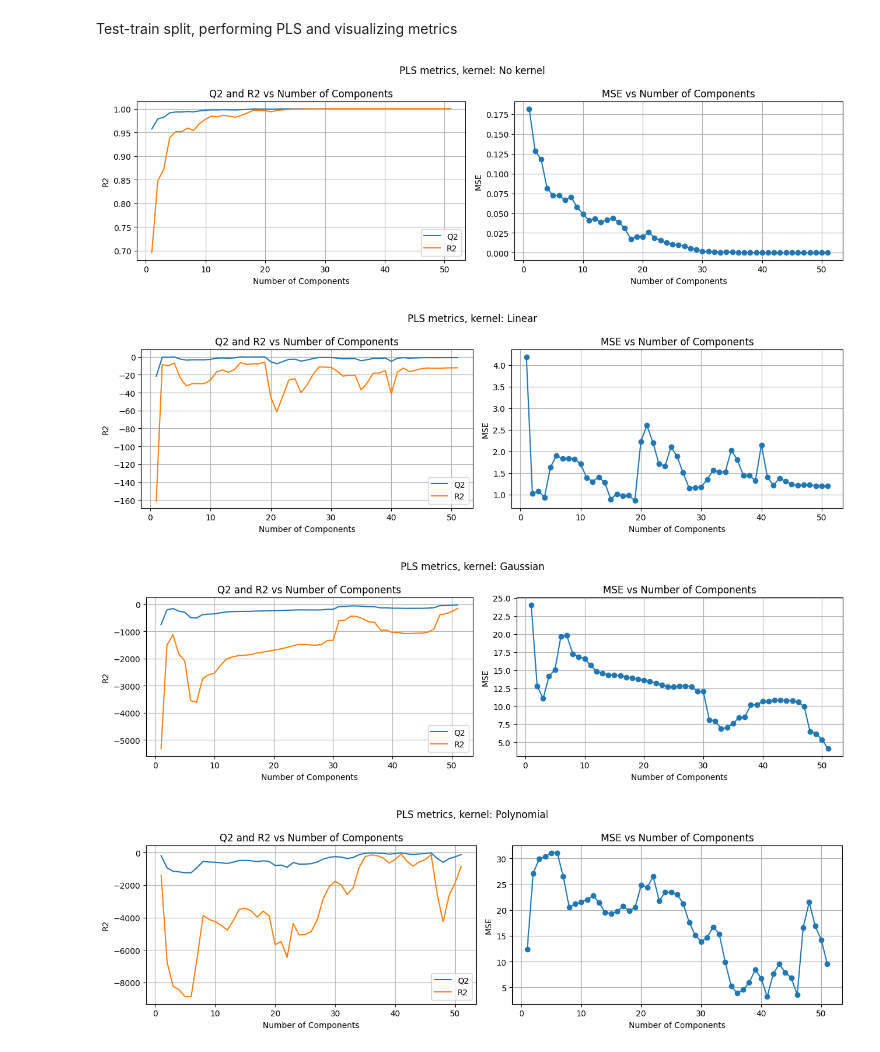
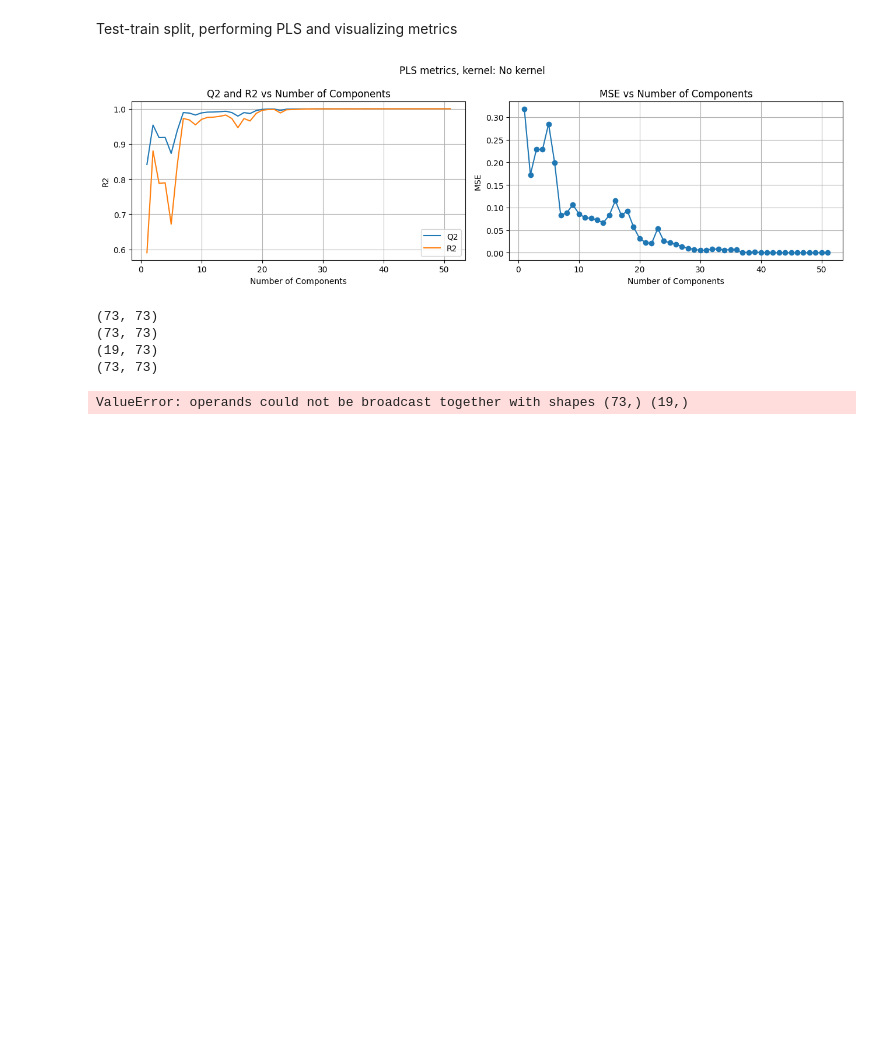
Before and after one commit to Erikkui/adaml-2024fall, a Jupyter notebook: week-06/week06_kPLS_kuitunen.ipynb, the cells around one changed output. Drawn from its saved outputs; the diff is of its cells as text; code cells hidden in the pictures; blank space fills up the shorter version.

```diff
--- a/week-06/week06_kPLS_kuitunen.ipynb
+++ b/week-06/week06_kPLS_kuitunen.ipynb
@@ -119,6 +119,8 @@ PLS function. No cross-validation, since amont of data is low.
 # %%
 from sklearn.cross_decomposition import PLSRegression
 from sklearn.metrics import root_mean_squared_error, r2_score
+from sklearn.preprocessing import StandardScaler
+
 
 def pls_model( X_train, y_train, X_test, y_test, n_comp, kernel = None, sigma = None, degree = None ):
 
@@ -127,7 +129,18 @@ def pls_model( X_train, y_train, X_test, y_test, n_comp, kernel = None, sigma =
         y_pred_test = model.predict( X_test )
     else:
         K_train = gram_centered( kernel, X_train, sigma = sigma, degree = degree )
+        scaler = StandardScaler().fit( K_train.T )
+
+        print( K_train.shape )
+        K_train = scaler.transform( K_train )
+        print( K_train.shape )
+
         K_test = gram_centered( kernel, X_train, Xhat = X_test, sigma = sigma, degree = degree )
+
+        print( K_test.shape )
+        K_test = scaler.transform( K_train )
+        print( K_test.shape )
+        # print( K_train.shape, K_test.shape )
 
         model = PLSRegression( n_components = n_comp ).fit( K_train, y_train )
 
@@ -174,7 +187,7 @@ Test-train split, performing PLS and visualizing metrics
 # %%
 from sklearn.model_selection import train_test_split
 
-X_train, X_test, y_train, y_test = train_test_split( XData_scaled, YData, test_size = 0.2 )
+X_train, X_test, y_train, y_test = train_test_split( XData, YData, test_size = 0.2 )
 
 Nvariables = XData_scaled.shape[1]
 
@@ -187,34 +200,36 @@ for ii in range( Nvariables):
     q2vec[ ii ] = q2
     r2vec[ ii ] = r2
     mse_vec[ ii ] = mse
 
 plot_results( q2vec, r2vec, mse_vec, Nvariables, "No kernel" )
 
 for ii in range( Nvariables):
     y_pred, q2, r2, mse = pls_model( X_train, y_train, X_test, y_test, ii + 1, kernel = "linear", sigma = 1 )
     q2vec[ ii ] = q2
     r2vec[ ii ] = r2
     mse_vec[ ii ] = mse
 
 plot_results( q2vec, r2vec, mse_vec, Nvariables, "Linear" )
 
 for ii in range( Nvariables):
     y_pred, q2, r2, mse = pls_model( X_train, y_train, X_test, y_test, ii + 1, kernel = "gaussian", sigma = 1 )
     q2vec[ ii ] = q2
     r2vec[ ii ] = r2
     mse_vec[ ii ] = mse
 
 plot_results( q2vec, r2vec, mse_vec, Nvariables, "Gaussian" )
 
 for ii in range( Nvariables):
     y_pred, q2, r2, mse = pls_model( X_train, y_train, X_test, y_test, ii + 1, kernel = "polynomial", degree = 2 )
     q2vec[ ii ] = q2
     r2vec[ ii ] = r2
     mse_vec[ ii ] = mse
 
 plot_results( q2vec, r2vec, mse_vec, Nvariables, "Polynomial" )
 # %% [output]
-[figure, old version]
+[figure, new version]
-[figure, removed]
-[figure, removed]
-[figure, removed]
+(73, 73)
+(73, 73)
+(19, 73)
+(73, 73)
+ValueError: operands could not be broadcast together with shapes (73,) (19,)
```
